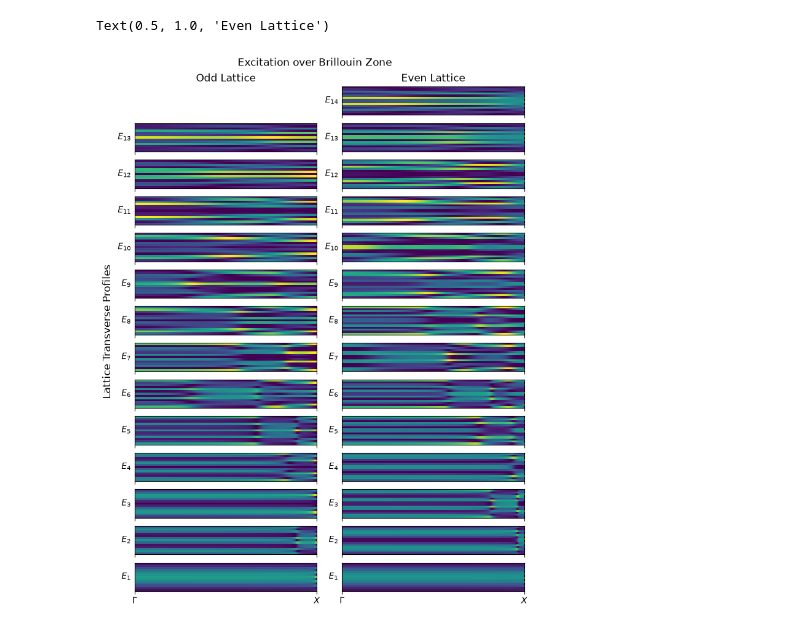
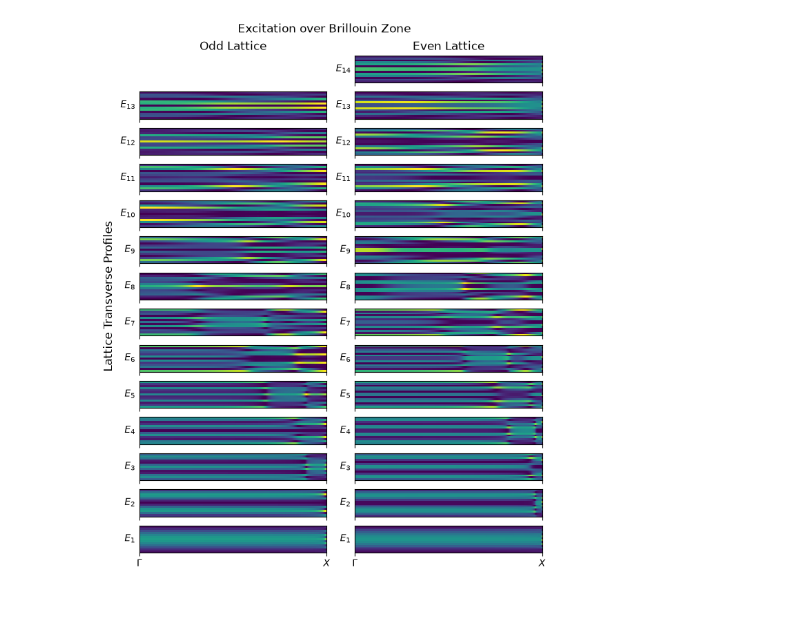
Before and after one commit to louscher-hunter/AdvSS-HW3, a Jupyter notebook: hw3.ipynb, the cells around one changed output. Cells and saved outputs as stored; diff of their text form; code cells hidden in the pictures.

```diff
--- a/hw3.ipynb
+++ b/hw3.ipynb
@@ -14,6 +14,9 @@ Knames = [r'$-X$',r'$\Gamma$',r'$X$']
 N_odd1 = 13
 N_even1 = N_odd1+1
 
-Eodd1,Codd1 = LE(N_odd1,Z)
-Eeven1,Ceven1 = LE(N_even1,Z)
+Eodd1,Codd1 = LE(N_odd1,Z,T)
+Eeven1,Ceven1 = LE(N_even1,Z,T)
+
+Eodd1b,Codd1b = LE(N_odd1,Z,T2)
+Eeven1b,Ceven1b = LE(N_even1,Z,T2)
 # %%
@@ -43,26 +72,29 @@ fig.supxlabel('Crystal Momentum');
 # %%
-fig, axes = plt.subplots(N_even1,2, sharex = True, figsize = (7,9), constrained_layout = True)
+# Hunter's Way
+
+fig, axes = plt.subplots(N_even1,2, sharex = True, figsize = (6.5,8), constrained_layout = True)
 
 Xmesheven, Ymesheven = np.meshgrid(Xpath[Z:],np.arange(N_even1))
 Xmeshodd, Ymeshodd = np.meshgrid(Xpath[Z:],np.arange(N_odd1))
 
 for col,Xmesh,Ymesh,C in zip(axes.T,[Xmeshodd,Xmesheven],[Ymeshodd,Ymesheven],[Codd1,Ceven1]):
         for i,ax in enumerate(reversed(col)):
                 try:
                         P = abs(C[i,Z:,:].T)**2
                         ax.pcolormesh(Xmesh,Ymesh, P, cmap = 'viridis')
                         ax.set_yticks([])
                         ax.set_ylabel(rf'$E_{{{i+1}}}$', rotation = 0, ha= 'right', va = 'center')
                 except:
                         ax.set_axis_off()
 axes[0][-1].set_xticks([Xpath[Z-1],Xpath[2*Z-1]],[r'$\Gamma$',r'$X$'])
 axes[0][-1].set_xlim(Xpath[Z-1],Xpath[2*Z-1]);
 
 
 fig.supylabel('Lattice Transverse Profiles');
 fig.suptitle('Excitation over Brillouin Zone');
 axes[0][0].set_title('Odd Lattice')
 axes[0][1].set_title('Even Lattice')
+
+fig.savefig('transverse.pdf', dpi = 600)
 # %% [output]
-Text(0.5, 1.0, 'Even Lattice')
-[figure, old version]
+[figure, new version]
```
Also changed, not shown: parts of 7 cells of this notebook, 1 other file.
